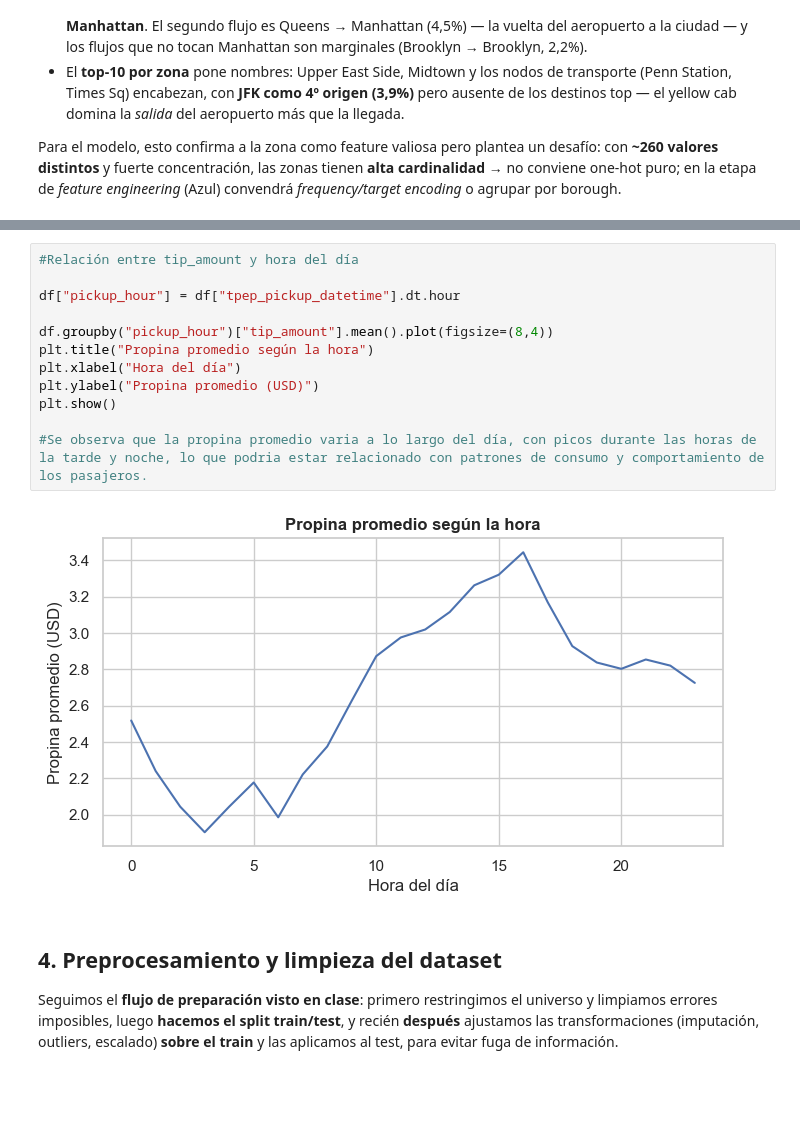
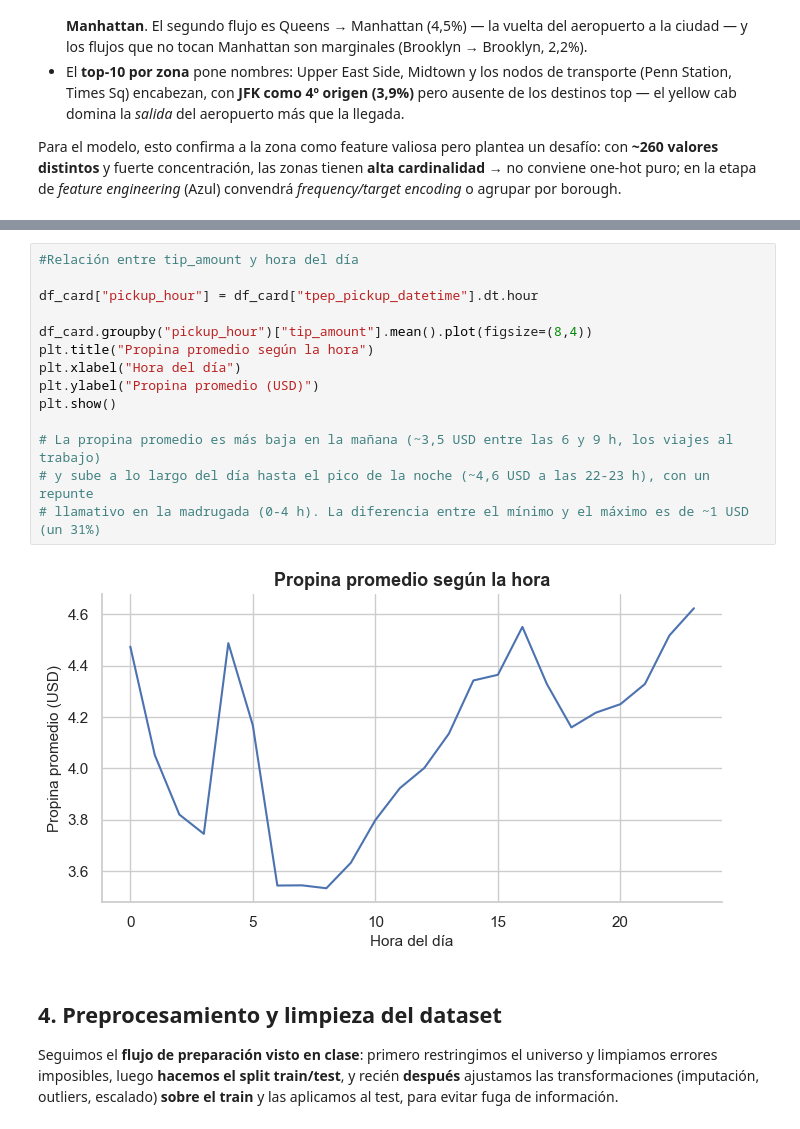
Before and after one commit to nmoguilner/ceia_add, a Jupyter notebook: tp_grupal_eda_planA_propina.ipynb, the cells around one changed output, grey strips where cells are left out. Drawn from its saved outputs; the diff is of its cells as text; blank space fills up the shorter version.

```diff
--- a/tp_grupal_eda_planA_propina.ipynb
+++ b/tp_grupal_eda_planA_propina.ipynb
@@ -886,17 +907,19 @@ Valor máximo: $397.00
 # %%
 #Relación entre tip_amount y hora del día
 
-df["pickup_hour"] = df["tpep_pickup_datetime"].dt.hour
+df_card["pickup_hour"] = df_card["tpep_pickup_datetime"].dt.hour
 
-df.groupby("pickup_hour")["tip_amount"].mean().plot(figsize=(8,4))
+df_card.groupby("pickup_hour")["tip_amount"].mean().plot(figsize=(8,4))
 plt.title("Propina promedio según la hora")
 plt.xlabel("Hora del día")
 plt.ylabel("Propina promedio (USD)")
 plt.show()
 
-#Se observa que la propina promedio varia a lo largo del día, con picos durante las horas de la tarde y noche, lo que podria estar relacionado con patrones de consumo y comportamiento de los pasajeros.
+# La propina promedio es más baja en la mañana (~3,5 USD entre las 6 y 9 h, los viajes al trabajo)
+# y sube a lo largo del día hasta el pico de la noche (~4,6 USD a las 22-23 h), con un repunte
+# llamativo en la madrugada (0-4 h). La diferencia entre el mínimo y el máximo es de ~1 USD (un 31%)
 # %% [output]
-[figure, old version]
+[figure, new version]
 # %% [markdown]
 ## 4. Preprocesamiento y limpieza del dataset
 
```
Also changed, not shown: parts of 38 cells of this notebook, 1 other file.
